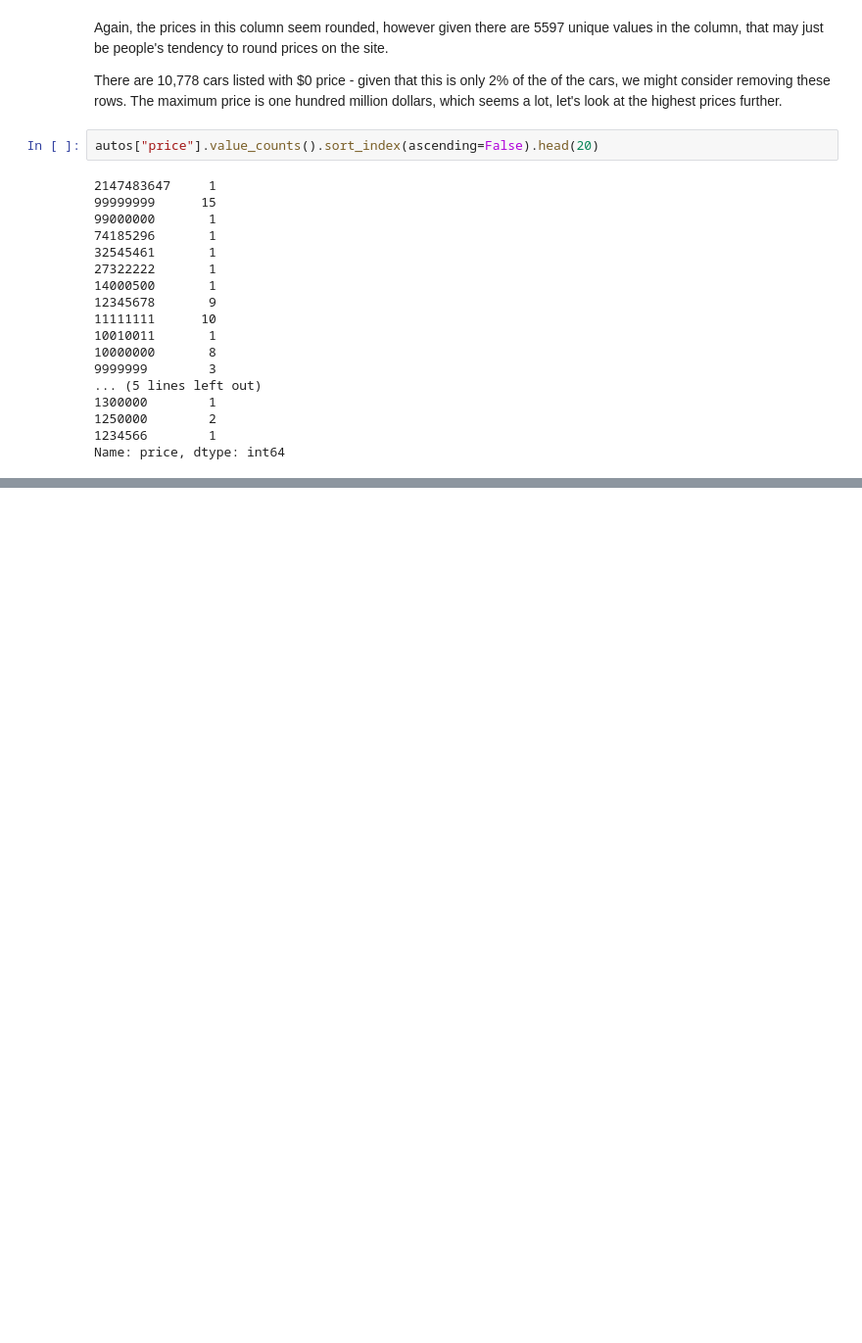
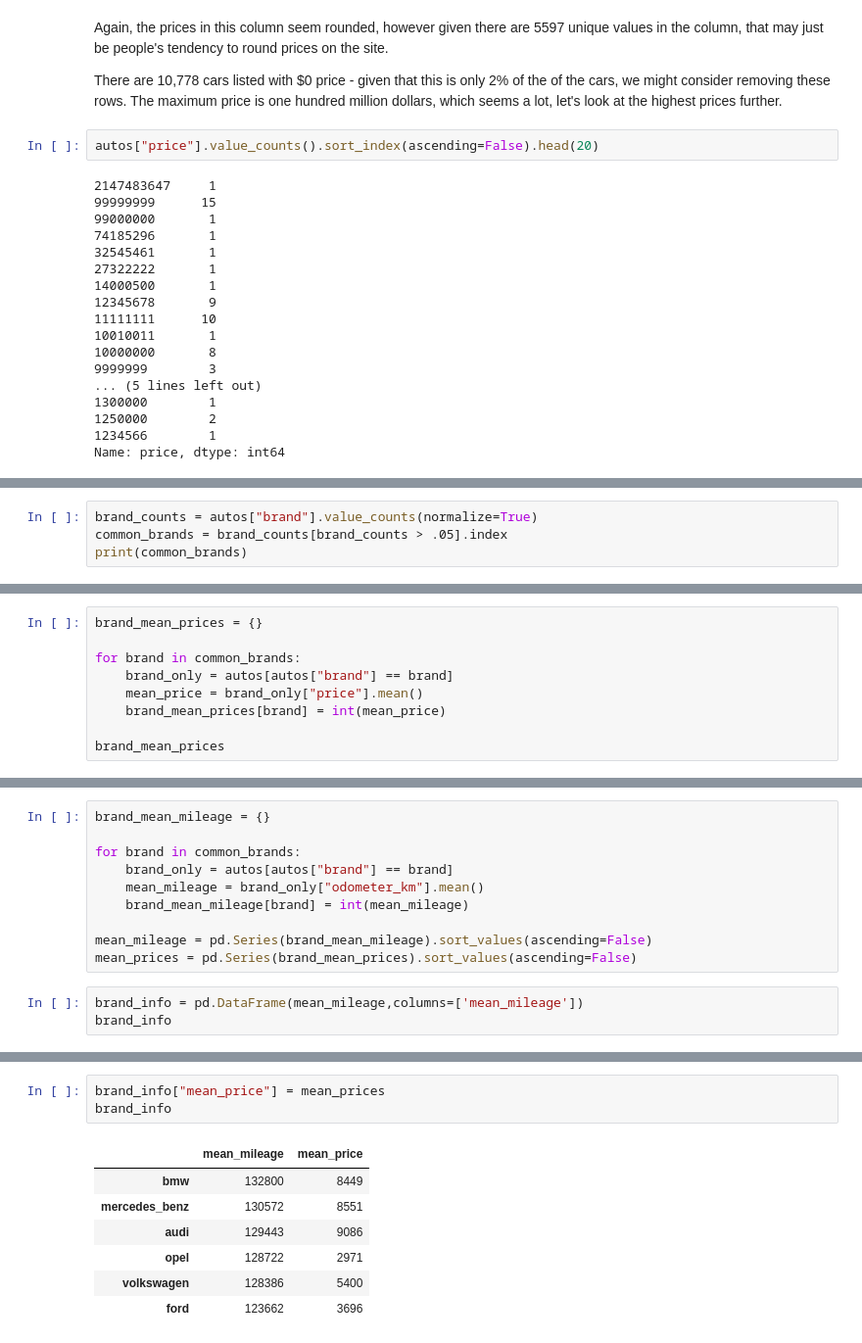
Before and after one commit to jrmhmojica/Data-Analysis-Projects-from-Dataquest, a Jupyter notebook: Exploring EBay Car Sales Data/Exploring EBay Car Sales Data.ipynb, the cells around one changed output, grey strips where cells are left out. Shown: that part at 98% size. Cells and saved outputs as stored; diff of their text form; blank space fills up the shorter version.

Commit message:
Completed EBay Car Sales data project

```diff
--- a/Exploring EBay Car Sales Data/Exploring EBay Car Sales Data.ipynb
+++ b/Exploring EBay Car Sales Data/Exploring EBay Car Sales Data.ipynb
@@ -262,0 +474,4 @@ Name: price, dtype: int64
+# %%
+brand_counts = autos["brand"].value_counts(normalize=True)
+common_brands = brand_counts[brand_counts > .05].index
+print(common_brands)
@@ -262,0 +480,9 @@ Name: price, dtype: int64
+# %%
+brand_mean_prices = {}
+
+for brand in common_brands:
+    brand_only = autos[autos["brand"] == brand]
+    mean_price = brand_only["price"].mean()
+    brand_mean_prices[brand] = int(mean_price)
+
+brand_mean_prices
@@ -262,0 +515,13 @@ Name: price, dtype: int64
+# %%
+brand_mean_mileage = {}
+
+for brand in common_brands:
+    brand_only = autos[autos["brand"] == brand]
+    mean_mileage = brand_only["odometer_km"].mean()
+    brand_mean_mileage[brand] = int(mean_mileage)
+
+mean_mileage = pd.Series(brand_mean_mileage).sort_values(ascending=False)
+mean_prices = pd.Series(brand_mean_prices).sort_values(ascending=False)
+# %%
+brand_info = pd.DataFrame(mean_mileage,columns=['mean_mileage'])
+brand_info
@@ -262,0 +536,11 @@ Name: price, dtype: int64
+# %%
+brand_info["mean_price"] = mean_prices
+brand_info
+# %% [output]
+|  | mean_mileage | mean_price |
+| bmw | 132800 | 8449 |
+| mercedes_benz | 130572 | 8551 |
+| audi | 129443 | 9086 |
+| opel | 128722 | 2971 |
+| volkswagen | 128386 | 5400 |
+| ford | 123662 | 3696 |
```
Also changed, not shown: parts of 29 cells of this notebook.
